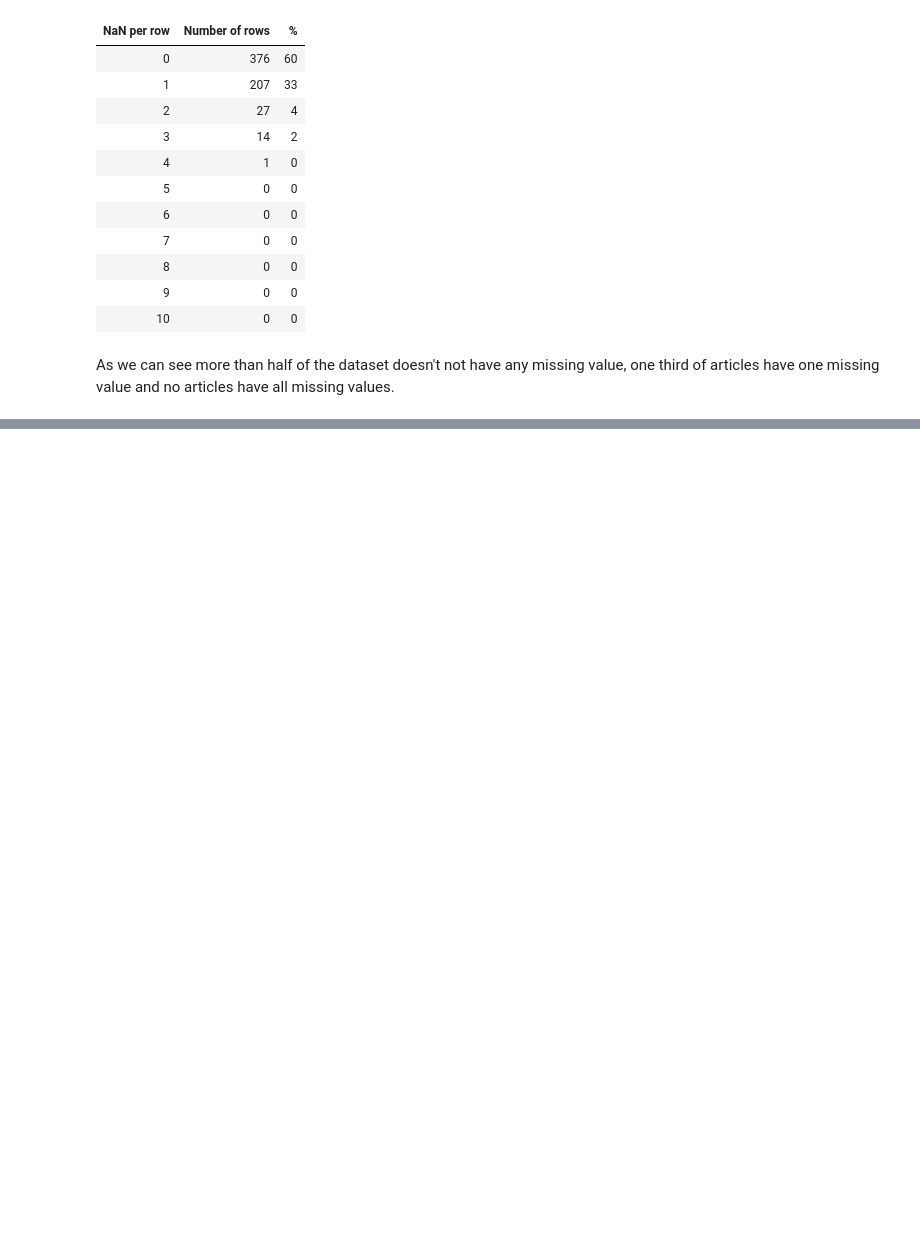
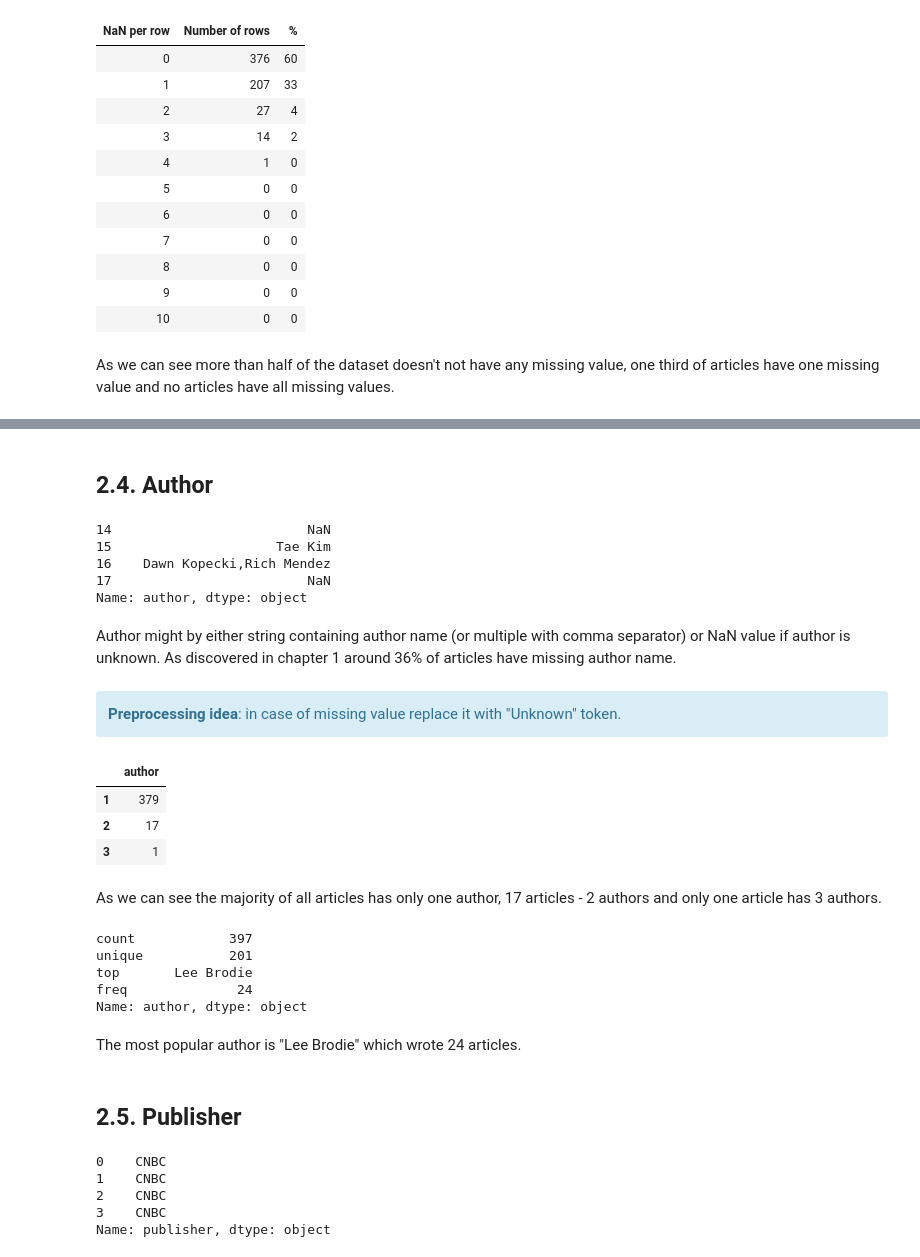
Before and after one commit to Andrei-Aksionov/Weaviate-demo, a Jupyter notebook: notebooks/EDA.ipynb, the cells around one changed output, grey strips where cells are left out. Cells and saved outputs as stored; diff of their text form; code cells hidden in the pictures; blank space fills up the shorter version.

```diff
--- a/notebooks/EDA.ipynb
+++ b/notebooks/EDA.ipynb
@@ -135,0 +267,46 @@ As we can see more than half of the dataset doesn't not have any missing value,
+# %% [markdown]
+## 2.4. Author
+# %%
+data.loc[14:17, "author"]
+# %% [output]
+14                         NaN
+15                     Tae Kim
+16    Dawn Kopecki,Rich Mendez
+17                         NaN
+Name: author, dtype: object
+# %% [markdown]
+Author might by either string containing author name (or multiple with comma separator) or NaN value if author is unknown. As discovered in chapter 1 around 36% of articles have missing author name.
+# %% [markdown]
+<div class="alert alert-block alert-info"><b>Preprocessing idea</b>: in case of missing value replace it with "Unknown" token.</div>
+# %%
+keywords_count = data["author"].str.count(",")
+keywords_count = keywords_count.value_counts()
+keywords_count.index = keywords_count.index.map(int) + 1
+keywords_count.to_frame().style.bar()
+# %% [output]
+|  | author |
+| 1 | 379 |
+| 2 | 17 |
+| 3 | 1 |
+# %% [markdown]
+As we can see the majority of all articles has only one author, 17 articles - 2 authors and only one article has 3 authors.
+# %%
+data["author"].describe()
+# %% [output]
+count            397
+unique           201
+top       Lee Brodie
+freq              24
+Name: author, dtype: object
+# %% [markdown]
+The most popular author is "Lee Brodie" which wrote 24 articles.
+# %% [markdown]
+## 2.5. Publisher
+# %%
+data.loc[:3, "publisher"]
+# %% [output]
+0    CNBC
+1    CNBC
+2    CNBC
+3    CNBC
+Name: publisher, dtype: object
```
Also changed, not shown: parts of 51 cells of this notebook, 2 other files.
